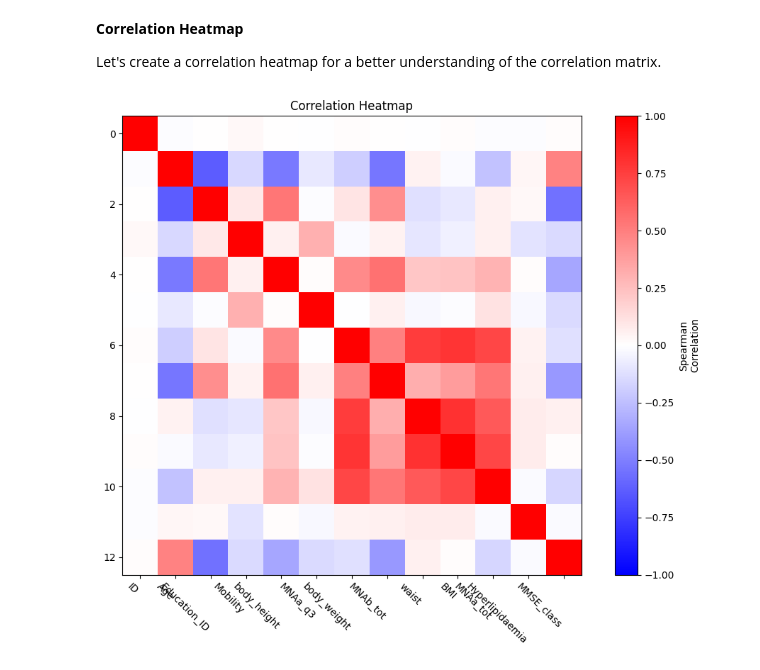
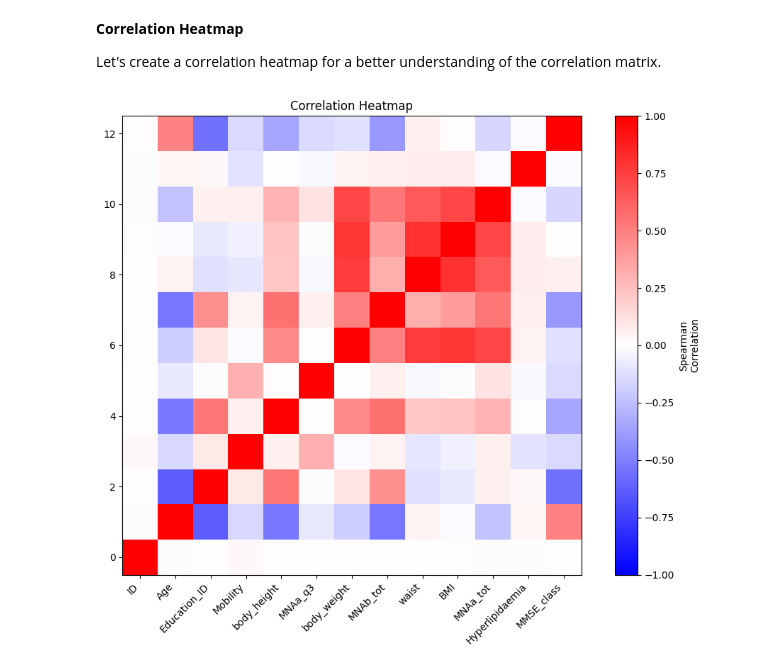
Before and after one commit to Sambidh/Dementia-Prediction-using-python, a Jupyter notebook: main.ipynb, the cells around one changed output. Cells and saved outputs as stored; diff of their text form; code cells hidden in the pictures.

```diff
--- a/main.ipynb
+++ b/main.ipynb
@@ -331,35 +331,42 @@ plt.figure(figsize=(10,8))
 im = plt.imshow(
     corr_values,
     cmap="bwr", # blue white read
-    vmin=-1, vmax=1
+    vmin=-1, vmax=1,
+    origin="lower"
 )
 
 # Add colorbar
 cbar = plt.colorbar(im)
 cbar.set_label("Spearman\nCorrelation")
 
 # Set axis ticks and labels
 plt.xticks(
     ticks=np.arange(len(labels)),
     labels=labels,
     rotation=45,
     ha="right",
+    fontsize=10
+)
+
+plt.yticks(
+    ticks=np.arange(len(labels)),
+    labels=labels,
     fontsize=10
 )
 
 # Fix aspect ratio
 plt.gca().set_aspect("equal")
 
 # Titles and labels
 plt.title("Correlation Heatmap")
 plt.xlabel("")
 plt.ylabel("")
 
 # Minimal theme-like cleanup
 plt.tight_layout()
 
 # Save figure
 # plt.savefig("correlation.png", dpi=300)
 plt.show()
 # %% [output]
-[figure, old version]
+[figure, new version]
```
